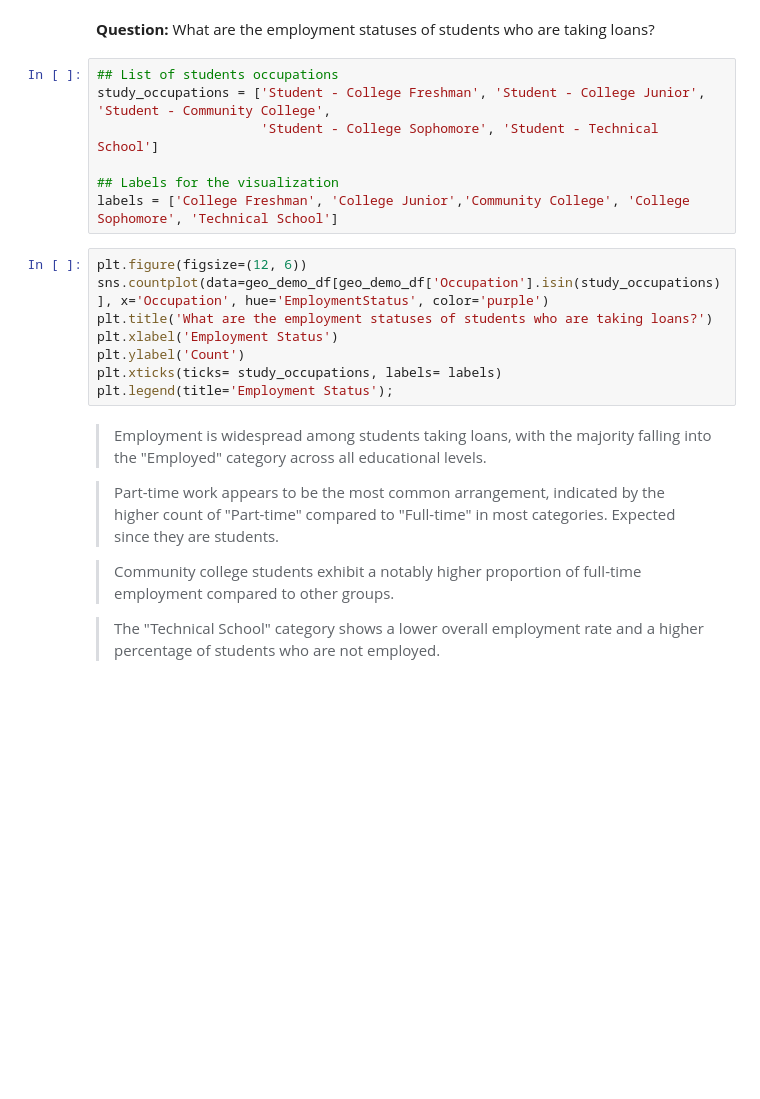
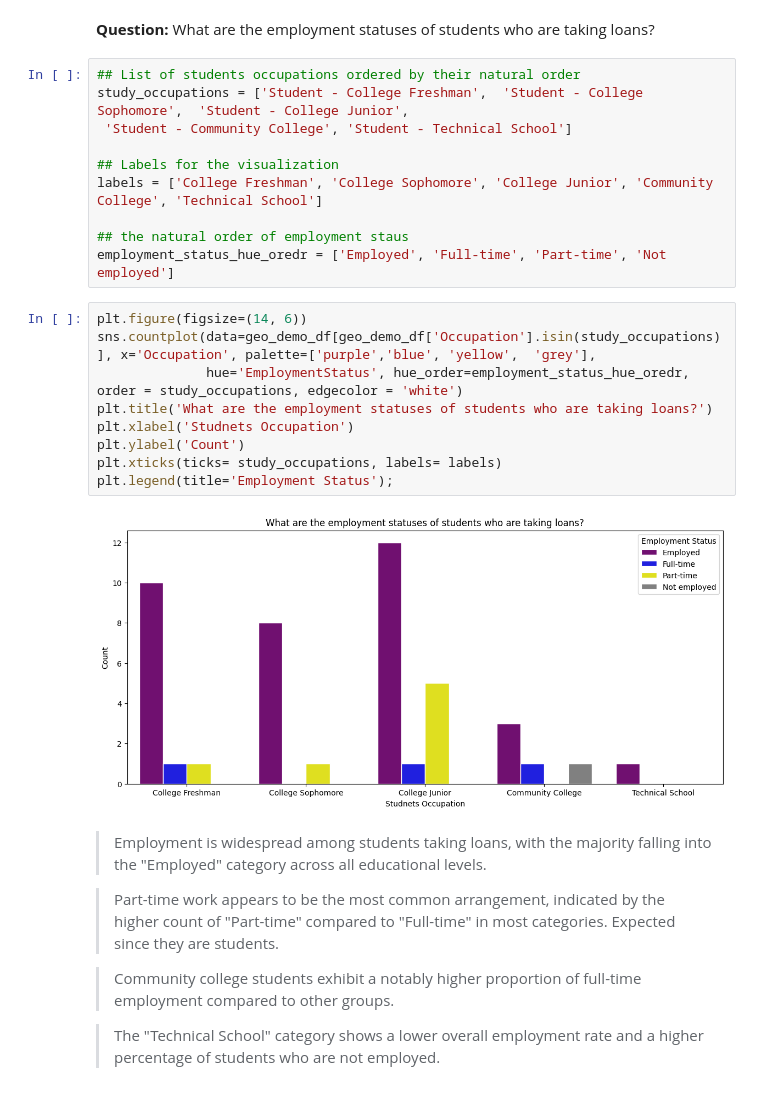
Before and after one commit to sondosaabed/Prosper-Loan-Analysis, a Jupyter notebook: Part_I_exploration.ipynb, the cells around one changed output. Saved outputs shown, nothing was run; the diff lists cells and outputs as text; blank space fills up the shorter version.

Commit message:
Adding hue order and updating the students occupations by their natural order, updating the figure size to fit the aspect ratio of most devices

```diff
--- a/Part_I_exploration.ipynb
+++ b/Part_I_exploration.ipynb
@@ -622,20 +622,26 @@ plt.ylabel('Credit Score Range Lower');
 # %% [markdown]
 **Question:** What are the employment statuses of students who are taking loans?
 # %%
-## List of students occupations
-study_occupations = ['Student - College Freshman', 'Student - College Junior', 'Student - Community College',
-                     'Student - College Sophomore', 'Student - Technical School']
+## List of students occupations ordered by their natural order
+study_occupations = ['Student - College Freshman',  'Student - College Sophomore',  'Student - College Junior',
+ 'Student - Community College', 'Student - Technical School']
 
 ## Labels for the visualization
-labels = ['College Freshman', 'College Junior','Community College', 'College Sophomore', 'Technical School']
+labels = ['College Freshman', 'College Sophomore', 'College Junior', 'Community College', 'Technical School']
+
+## the natural order of employment staus
+employment_status_hue_oredr = ['Employed', 'Full-time', 'Part-time', 'Not employed']
 # %%
-plt.figure(figsize=(12, 6))
-sns.countplot(data=geo_demo_df[geo_demo_df['Occupation'].isin(study_occupations)], x='Occupation', hue='EmploymentStatus', color='purple')
+plt.figure(figsize=(14, 6))
+sns.countplot(data=geo_demo_df[geo_demo_df['Occupation'].isin(study_occupations)], x='Occupation', palette=['purple','blue', 'yellow',  'grey'],
+              hue='EmploymentStatus', hue_order=employment_status_hue_oredr,  order = study_occupations, edgecolor = 'white')
 plt.title('What are the employment statuses of students who are taking loans?')
-plt.xlabel('Employment Status')
+plt.xlabel('Studnets Occupation')
 plt.ylabel('Count')
 plt.xticks(ticks= study_occupations, labels= labels)
 plt.legend(title='Employment Status');
+# %% [output]
+[figure, added]
 # %% [markdown]
 > Employment is widespread among students taking loans, with the majority falling into the "Employed" category across all educational levels.
 
```
